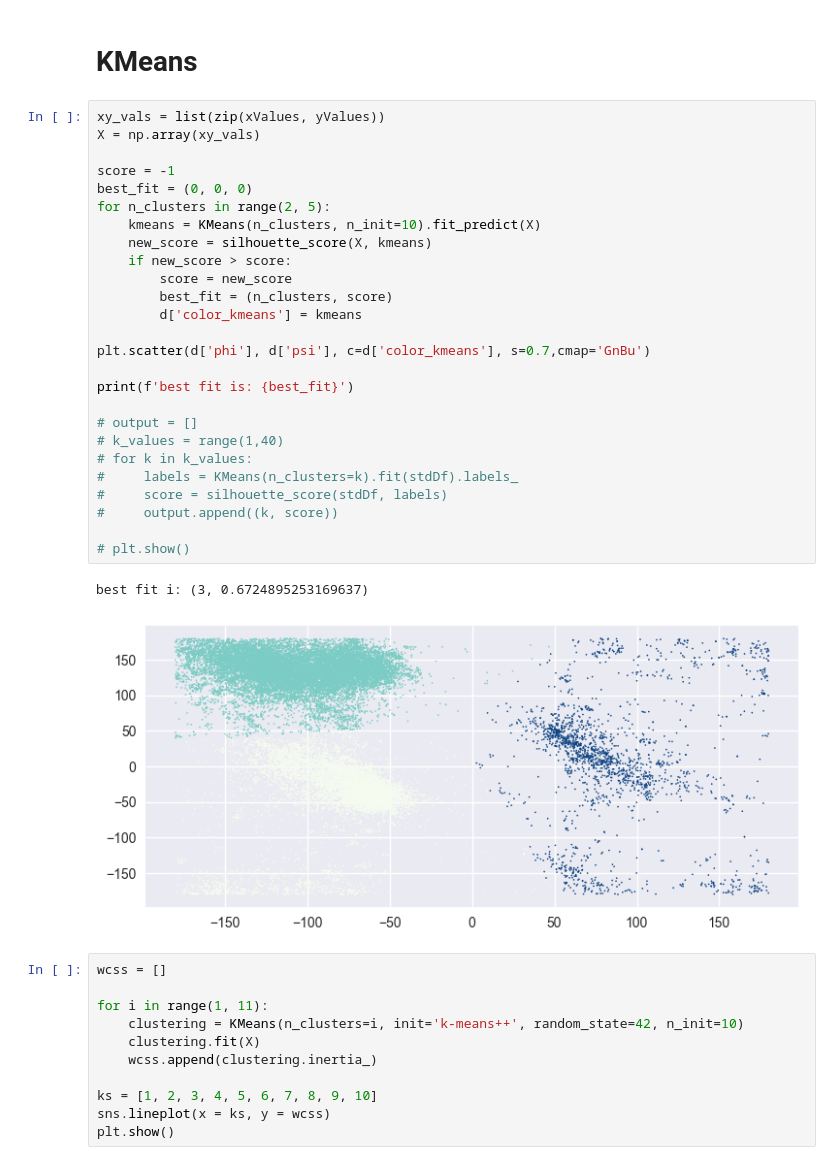
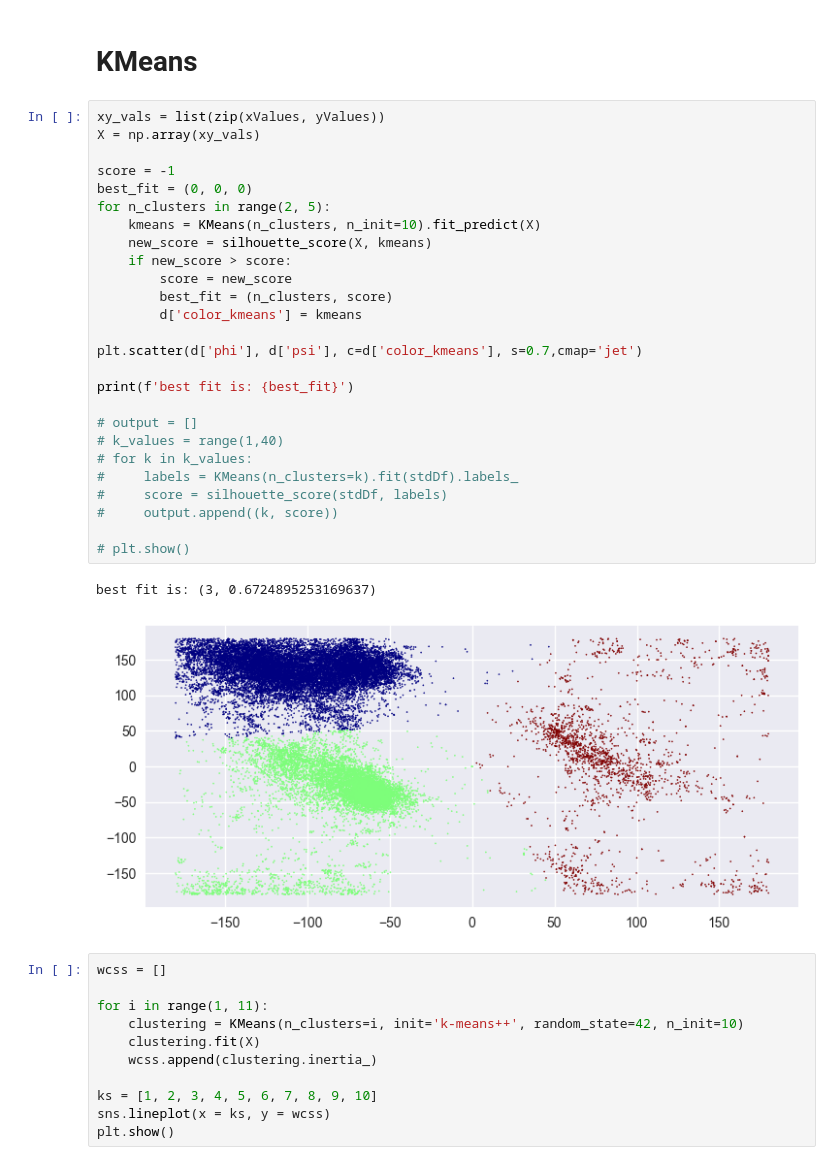
Before and after one commit to Niclindm/DAT405, a Jupyter notebook: Weekly assignment 3/Assigment3.ipynb, the cells around one changed output. Drawn from its saved outputs; the diff is of its cells as text.

```diff
--- a/Weekly assignment 3/Assigment3.ipynb
+++ b/Weekly assignment 3/Assigment3.ipynb
@@ -36,32 +36,32 @@ plt.show()
 # %%
 xy_vals = list(zip(xValues, yValues))
 X = np.array(xy_vals)
 
 score = -1
 best_fit = (0, 0, 0)
 for n_clusters in range(2, 5):
     kmeans = KMeans(n_clusters, n_init=10).fit_predict(X)
     new_score = silhouette_score(X, kmeans)
     if new_score > score:
         score = new_score
         best_fit = (n_clusters, score)
         d['color_kmeans'] = kmeans
 
-plt.scatter(d['phi'], d['psi'], c=d['color_kmeans'], s=0.7,cmap='GnBu')
+plt.scatter(d['phi'], d['psi'], c=d['color_kmeans'], s=0.7,cmap='jet')
 
 print(f'best fit is: {best_fit}')
 
 # output = []
 # k_values = range(1,40)
 # for k in k_values:
 #     labels = KMeans(n_clusters=k).fit(stdDf).labels_
 #     score = silhouette_score(stdDf, labels)
 #     output.append((k, score))
 
 # plt.show()
 # %% [output]
-best fit i: (3, 0.6724895253169637)
+best fit is: (3, 0.6724895253169637)
-[figure, old version]
+[figure, new version]
 # %%
 wcss = []
 
```
Also changed, not shown: parts of 1 cell of this notebook.
